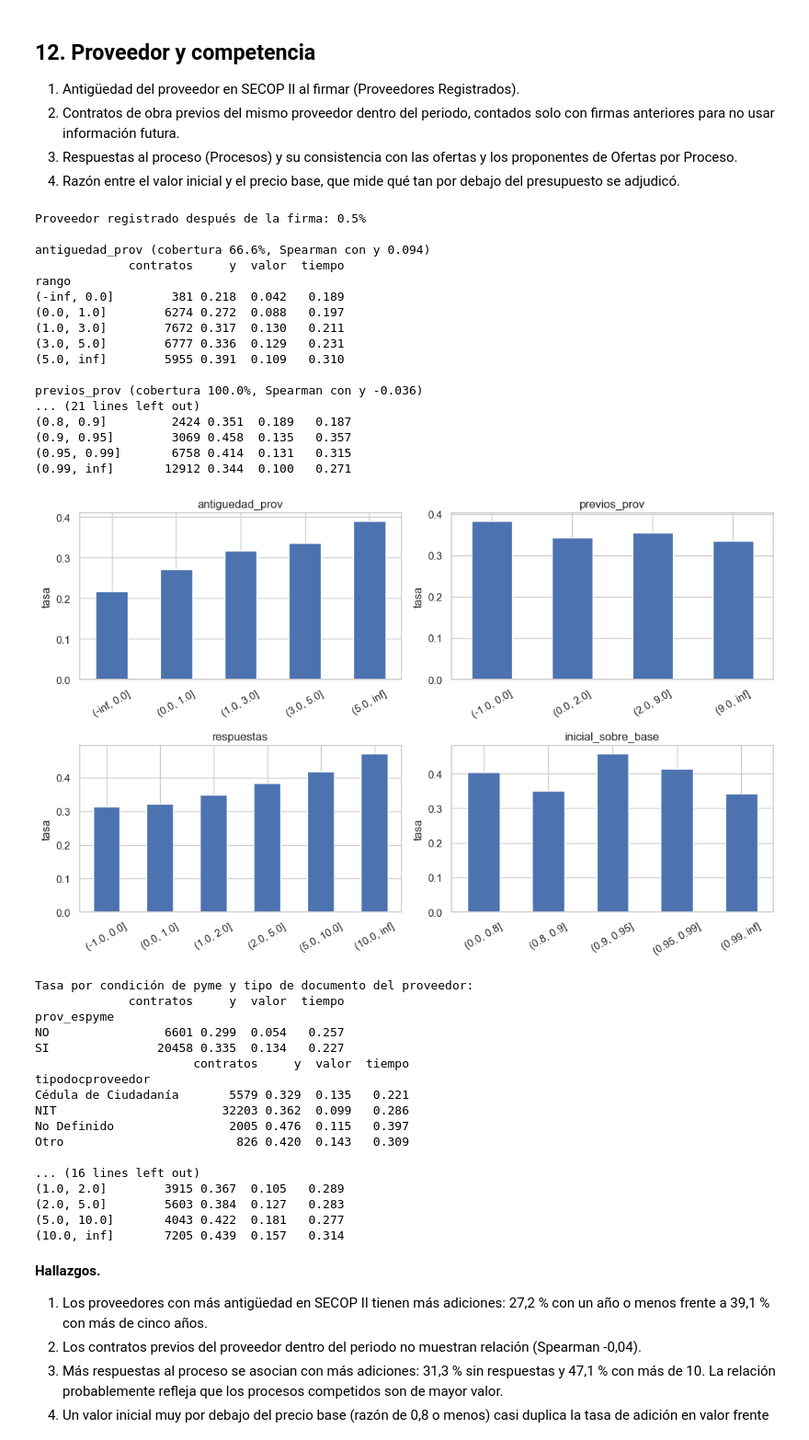
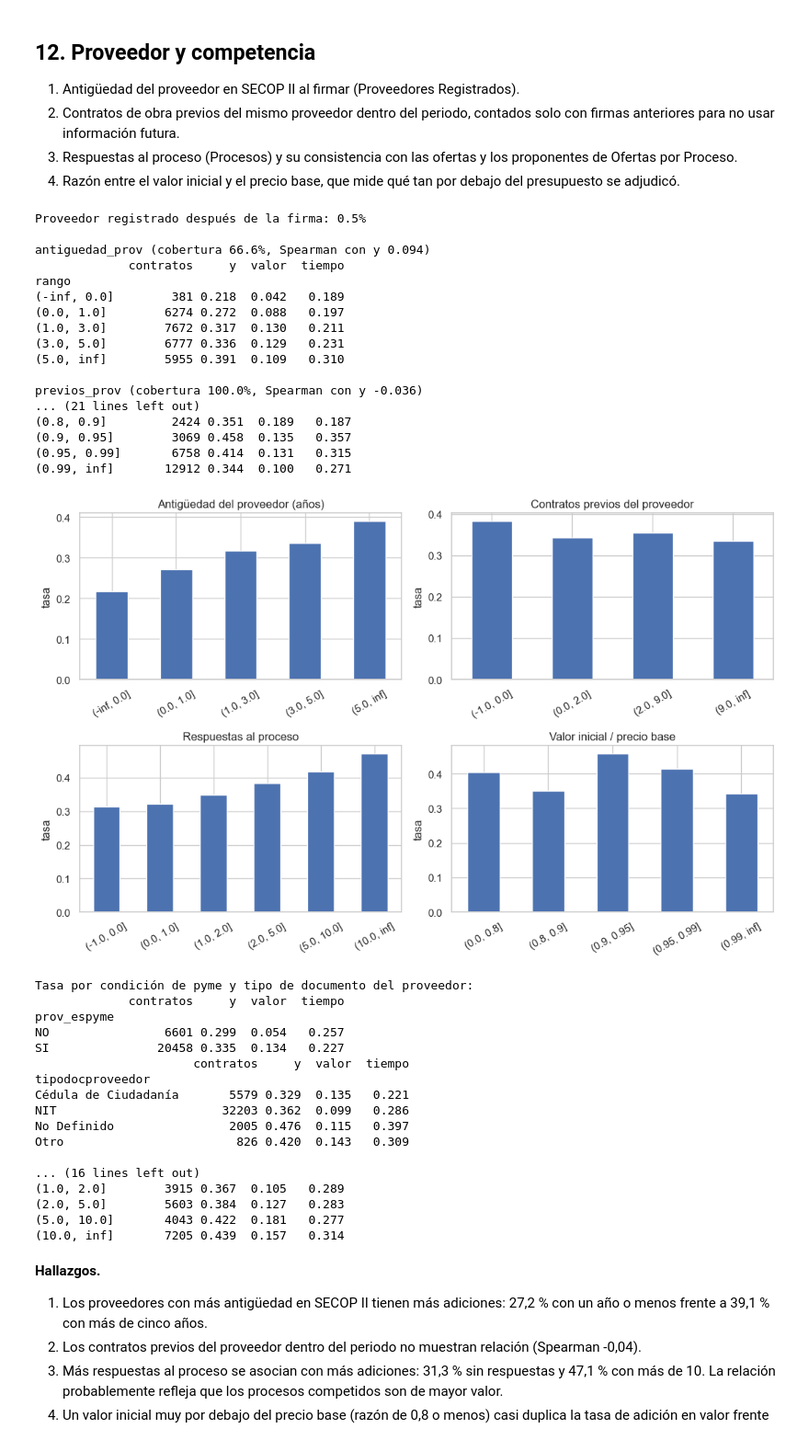
Before and after one commit to Zeal916/project_despliegue_soluciones, a Jupyter notebook: notebooks/01_eda_obra.ipynb, the cells around one changed output. Shown at 92% size. Cells and saved outputs as stored; diff of their text form; code cells hidden in the pictures.

```diff
--- a/notebooks/01_eda_obra.ipynb
+++ b/notebooks/01_eda_obra.ipynb
@@ -351,7 +400,9 @@ Valor inicial sin dato                        70 0.170
 99.9%   220,572,895,983.206
 max     893,052,000,000.000
 # %%
-proceso_unico = ~df["proceso_de_compra"].duplicated(keep=False)
+df["proceso_compartido"] = df["proceso_de_compra"].duplicated(
+    keep=False).astype(int)
+proceso_unico = df["proceso_compartido"] == 0
 df["valor_sobre_adjudicado"] = (df["valor_actual"] / adjudicado).where(
     (adjudicado > 0) & proceso_unico)
 df["exceso_plazo"] = df["plazo_contrato"] - df["plazo_inicial"]
@@ -391,3 +442,22 @@ y_tiempo
 y_tiempo
 0             25859    1.000 169.000         0.301
 1             10240   97.000 446.000         0.869
+# %%
+print("Contratos en procesos compartidos:",
+      f"{df['proceso_compartido'].mean():.1%}")
+print(tasas(df, "proceso_compartido").to_string())
+
+crecio = proceso_unico & (df["valor_actual"] > 1.05 * df["valor_inicial"])
+df["y_valor_ampliada"] = (df["y_valor"].astype(bool) | crecio).astype(int)
+y_ampliada = df[["y_valor_ampliada", "y_tiempo"]].max(axis=1)
+print(f"\ny_valor: registrada {df['y_valor'].mean():.1%} | ampliada "
+      f"{df['y_valor_ampliada'].mean():.1%}")
+print(f"y: registrada {df['y'].mean():.1%} | ampliada "
+      f"{y_ampliada.mean():.1%}")
+columnas = ["y_valor", "y_valor_ampliada"]
+seis = df["modalidad_de_contratacion"].value_counts().index[:6]
+print("\nAdición en valor registrada y ampliada por modalidad:")
+print(df.groupby("modalidad_de_contratacion")[columnas].mean().loc[seis]
+      .to_string())
+print("\nPor año de firma:")
+print(df.groupby("anio")[columnas].mean().to_string())
@@ -645,3 +762,20 @@ decil_valor
 
 Spearman valor ~ y: 0.246 | plazo ~ y: 0.126 | valor ~ plazo: 0.588
 [figure]
+# %%
+distribuciones = {
+    "log10 del valor inicial (COP)": np.log10(df["valor_inicial"]),
+    "plazo inicial (días, hasta 730)": df["plazo_inicial"].clip(upper=730),
+    "respuestas al proceso (hasta 30)": numero(
+        df["respuestas_al_procedimiento"]).clip(upper=30),
+}
+fig, ax = plt.subplots(1, 3, figsize=(15, 4))
+for eje, (nombre, serie) in zip(ax, distribuciones.items()):
+    sns.histplot(x=serie, hue=df["y"].map({0: "sin adición",
+                                           1: "con adición"}).rename(
+                                               "Contrato"),
+                 stat="density", common_norm=False, bins=40, ax=eje)
+    eje.set(title=nombre, xlabel="", ylabel="densidad")
+guardar_figura("11_distribuciones")
+print(pd.DataFrame(distribuciones).groupby(df["y"]).median().T
+      .rename(columns={0: "mediana y=0", 1: "mediana y=1"}).to_string())
@@ -846,7 +987,7 @@ for eje, (var, cortes) in zip(ax.flat, grupos.items()):
     print(f"\n{var} (cobertura {df[var].notna().mean():.1%}, Spearman "
           f"con y {spearman(df, var, 'y'):.3f})")
     print(t.to_string())
-    t["y"].plot.bar(ax=eje, title=var, rot=30)
+    t["y"].plot.bar(ax=eje, title=etiqueta(var), rot=30)
     eje.set(xlabel="", ylabel="tasa")
 guardar_figura("08_proveedor_competencia")
 
@@ -859,34 +1000,34 @@ print(f"\nSpearman respuestas ~ ofertas: "
       f"{spearman(con_ofertas, 'respuestas', 'n_ofertas'):.3f} | "
       f"respuestas ~ proponentes: "
       f"{spearman(con_ofertas, 'respuestas', 'proponentes'):.3f}")
 print("Respuestas iguales a ofertas y a proponentes, por año (%):")
 print((pd.DataFrame({
     "ofertas": con_ofertas["respuestas"] == con_ofertas["n_ofertas"],
     "proponentes": con_ofertas["respuestas"] == con_ofertas["proponentes"],
 }).groupby(con_ofertas["anio"]).mean() * 100).round(1).to_string())
 print("\nTasa según proponentes en Ofertas:")
 print(tasas(con_ofertas.assign(rango=pd.cut(
     con_ofertas["proponentes"], [0, 1, 2, 5, 10, np.inf])), "rango")
       .to_string())
 # %% [output]
 Proveedor registrado después de la firma: 0.5%
 
 antiguedad_prov (cobertura 66.6%, Spearman con y 0.094)
              contratos     y  valor  tiempo
 rango
 (-inf, 0.0]        381 0.218  0.042   0.189
 (0.0, 1.0]        6274 0.272  0.088   0.197
 (1.0, 3.0]        7672 0.317  0.130   0.211
 (3.0, 5.0]        6777 0.336  0.129   0.231
 (5.0, inf]        5955 0.391  0.109   0.310
 
 previos_prov (cobertura 100.0%, Spearman con y -0.036)
 ... (21 lines left out)
 (0.8, 0.9]         2424 0.351  0.189   0.187
 (0.9, 0.95]        3069 0.458  0.135   0.357
 (0.95, 0.99]       6758 0.414  0.131   0.315
 (0.99, inf]       12912 0.344  0.100   0.271
-[figure, old version]
+[figure, new version]
 Tasa por condición de pyme y tipo de documento del proveedor:
              contratos     y  valor  tiempo
 prov_espyme
```
Also changed, not shown: parts of 21 cells of this notebook, 9 other files.
